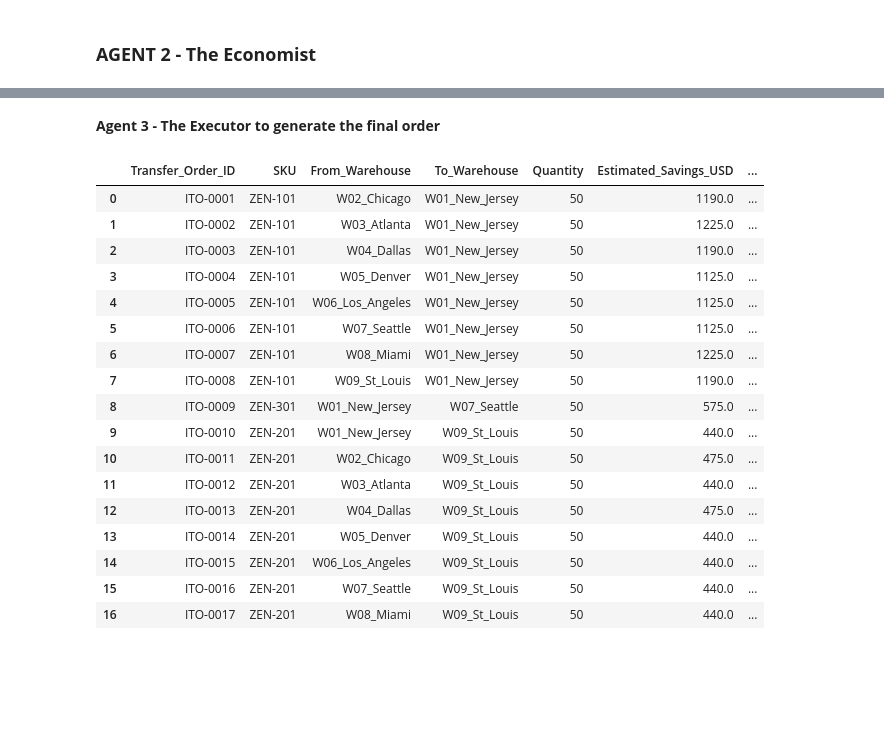
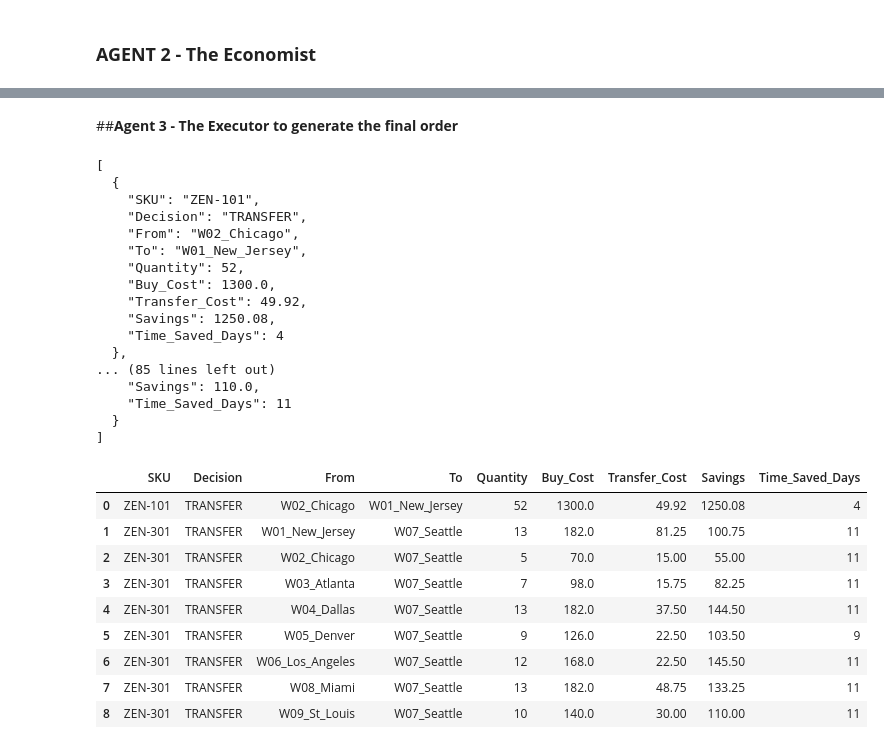
Before and after one commit to kolshaan/Hackathon-2026-UpsideDown, a Jupyter notebook: Zenith_Tiger_Case_Study-Copy.ipynb, the cells around one changed output, grey strips where cells are left out. Drawn from its saved outputs; the diff is of its cells as text; code cells hidden in the pictures; blank space fills up the shorter version.

```diff
--- a/Zenith_Tiger_Case_Study-Copy.ipynb
+++ b/Zenith_Tiger_Case_Study-Copy.ipynb
@@ -216,6 +233,9 @@ DATA:
 --- PRODUCT MASTER ---
 {product_master_data}
 
+--- DEMAND FORECAST ---
+{forecast_data}
+
 --- SHIPPING MATRIX ---
 {shipping_matrix_data}
 ---
@@ -227,6 +247,7 @@ TASK:
 2. Compare Buy vs Transfer.
 3. Recommend the cheaper option.
 4. Clearly state savings and time advantage.
+5. Recommend Transfer Quantity based on DEMAND FORECAST and IMBALANCE REPORT
 
 OUTPUT:
 Return ONLY a JSON list with this format:
@@ -246,7 +267,7 @@ Return ONLY a JSON list with this format:
 """
 
 response = client.chat.completions.create(
-    model="gemini-2.0-flash",
+    model="gemini-2.5-flash",
     messages=[
         {
             "role": "system",
@@ -387,5 +393,5 @@ df_final
 # %% [markdown]
-**Agent 3 - The Executor to generate the final order**
+##**Agent 3 - The Executor to generate the final order**
 # %%
 executor_input = df_final.to_dict(orient="records")
 # %%
@@ -450,33 +456,57 @@ OUTPUT RULES:
 - No markdown
 - No invented values
 """
+
+response = client.chat.completions.create(
+    model="gemini-2.5-flash",
+    messages=[
+        {
+            "role": "system",
+            "content": "You are a supply chain executor. You reason carefully but output ONLY valid JSON."
+        },
+        {"role": "user", "content": prompt}
+    ],
+    response_format={"type": "json_object"}
+)
+
+executor_raw = response.choices[0].message.content
+print(executor_raw)
+# %% [output]
+[
+  {
+    "SKU": "ZEN-101",
+    "Decision": "TRANSFER",
+    "From": "W02_Chicago",
+    "To": "W01_New_Jersey",
+    "Quantity": 52,
+    "Buy_Cost": 1300.0,
+    "Transfer_Cost": 49.92,
+    "Savings": 1250.08,
+    "Time_Saved_Days": 4
+  },
+... (85 lines left out)
+    "Savings": 110.0,
+    "Time_Saved_Days": 11
+  }
+]
 # %%
-executor_output = json.loads(executor_raw)
-
-executor_output
-
+import json
 import pandas as pd
 from google.colab import data_table
 
-df_orders = pd.DataFrame(executor_output["Transfer_Orders"])
+executor_output = json.loads(executor_raw)
+
+df_orders = pd.DataFrame(executor_output)
 data_table.enable_dataframe_formatter()
 df_orders
 # %% [output]
-|  | Transfer_Order_ID | SKU | From_Warehouse | To_Warehouse | Quantity | Estimated_Savings_USD | ... |
-| 0 | ITO-0001 | ZEN-101 | W02_Chicago | W01_New_Jersey | 50 | 1190.0 | ... |
-| 1 | ITO-0002 | ZEN-101 | W03_Atlanta | W01_New_Jersey | 50 | 1225.0 | ... |
-| 2 | ITO-0003 | ZEN-101 | W04_Dallas | W01_New_Jersey | 50 | 1190.0 | ... |
-| 3 | ITO-0004 | ZEN-101 | W05_Denver | W01_New_Jersey | 50 | 1125.0 | ... |
-| 4 | ITO-0005 | ZEN-101 | W06_Los_Angeles | W01_New_Jersey | 50 | 1125.0 | ... |
-| 5 | ITO-0006 | ZEN-101 | W07_Seattle | W01_New_Jersey | 50 | 1125.0 | ... |
-| 6 | ITO-0007 | ZEN-101 | W08_Miami | W01_New_Jersey | 50 | 1225.0 | ... |
-| 7 | ITO-0008 | ZEN-101 | W09_St_Louis | W01_New_Jersey | 50 | 1190.0 | ... |
-| 8 | ITO-0009 | ZEN-301 | W01_New_Jersey | W07_Seattle | 50 | 575.0 | ... |
-| 9 | ITO-0010 | ZEN-201 | W01_New_Jersey | W09_St_Louis | 50 | 440.0 | ... |
-| 10 | ITO-0011 | ZEN-201 | W02_Chicago | W09_St_Louis | 50 | 475.0 | ... |
-| 11 | ITO-0012 | ZEN-201 | W03_Atlanta | W09_St_Louis | 50 | 440.0 | ... |
-| 12 | ITO-0013 | ZEN-201 | W04_Dallas | W09_St_Louis | 50 | 475.0 | ... |
-| 13 | ITO-0014 | ZEN-201 | W05_Denver | W09_St_Louis | 50 | 440.0 | ... |
-| 14 | ITO-0015 | ZEN-201 | W06_Los_Angeles | W09_St_Louis | 50 | 440.0 | ... |
-| 15 | ITO-0016 | ZEN-201 | W07_Seattle | W09_St_Louis | 50 | 440.0 | ... |
-| 16 | ITO-0017 | ZEN-201 | W08_Miami | W09_St_Louis | 50 | 440.0 | ... |
+|  | SKU | Decision | From | To | Quantity | Buy_Cost | Transfer_Cost | Savings | Time_Saved_Days |
+| 0 | ZEN-101 | TRANSFER | W02_Chicago | W01_New_Jersey | 52 | 1300.0 | 49.92 | 1250.08 | 4 |
+| 1 | ZEN-301 | TRANSFER | W01_New_Jersey | W07_Seattle | 13 | 182.0 | 81.25 | 100.75 | 11 |
+| 2 | ZEN-301 | TRANSFER | W02_Chicago | W07_Seattle | 5 | 70.0 | 15.00 | 55.00 | 11 |
+| 3 | ZEN-301 | TRANSFER | W03_Atlanta | W07_Seattle | 7 | 98.0 | 15.75 | 82.25 | 11 |
+| 4 | ZEN-301 | TRANSFER | W04_Dallas | W07_Seattle | 13 | 182.0 | 37.50 | 144.50 | 11 |
+| 5 | ZEN-301 | TRANSFER | W05_Denver | W07_Seattle | 9 | 126.0 | 22.50 | 103.50 | 9 |
+| 6 | ZEN-301 | TRANSFER | W06_Los_Angeles | W07_Seattle | 12 | 168.0 | 22.50 | 145.50 | 11 |
+| 7 | ZEN-301 | TRANSFER | W08_Miami | W07_Seattle | 13 | 182.0 | 48.75 | 133.25 | 11 |
+| 8 | ZEN-301 | TRANSFER | W09_St_Louis | W07_Seattle | 10 | 140.0 | 30.00 | 110.00 | 11 |
```
Also changed, not shown: parts of 14 cells of this notebook.
